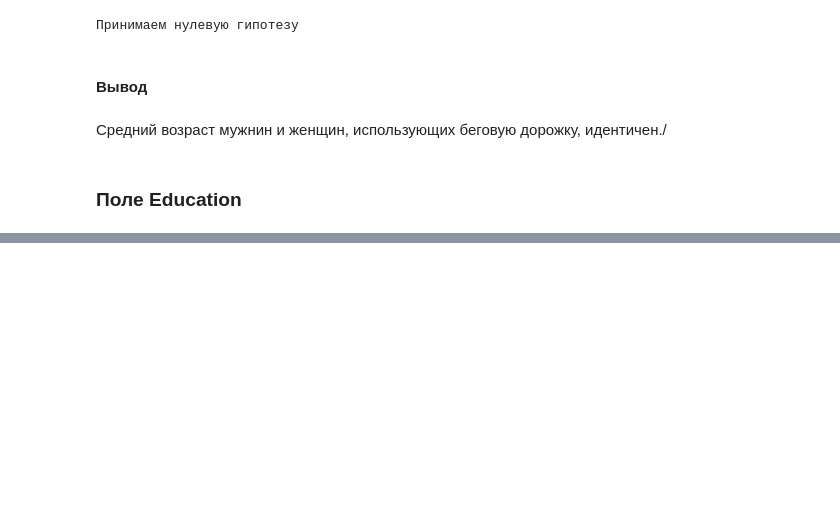
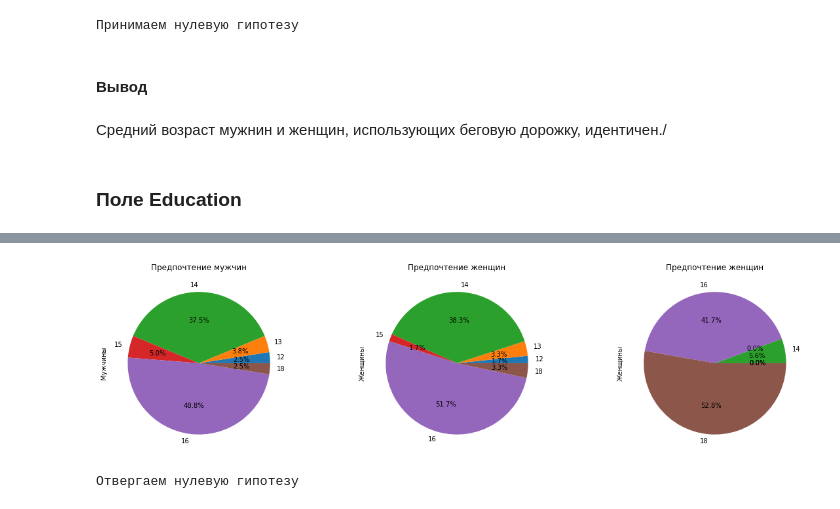
Before and after one commit to Chularev/kaggle_competitions, a Jupyter notebook: CardioGoodFitness/notebook.ipynb, the cells around one changed output, grey strips where cells are left out. Cells and saved outputs as stored; diff of their text form; code cells hidden in the pictures; blank space fills up the shorter version.

```diff
--- a/CardioGoodFitness/notebook.ipynb
+++ b/CardioGoodFitness/notebook.ipynb
@@ -446,0 +460,4 @@ data.boxplot('Education')
+# %%
+tmp = data[data['Education'] < 19]
+# %%
+contingency = pd.crosstab(tmp['Education'], tmp['Product'])
@@ -446,0 +475,13 @@ data.boxplot('Education')
+# %%
+fig = plot.figure(figsize=(20, 5))
+ax = plot.subplot2grid((1, 3), (0, 0))
+contingency['TM195'].plot.pie(autopct="%.1f%%", title='Предпочтение мужчин', ylabel='Мужчины', ax=ax)
+
+ax = plot.subplot2grid((1, 3), (0, 1))
+contingency['TM498'].plot.pie(autopct="%.1f%%", title='Предпочтение женщин', ylabel='Женщины', ax=ax)
+
+ax = plot.subplot2grid((1, 3), (0, 2))
+contingency['TM798'].plot.pie(autopct="%.1f%%", title='Предпочтение женщин', ylabel='Женщины', ax=ax)
+plot.show()
+# %% [output]
+[figure, added]
@@ -446,0 +490,4 @@ data.boxplot('Education')
+# %%
+do_test(p)
+# %% [output]
+Отвергаем нулевую гипотезу
```
Also changed, not shown: parts of 12 cells of this notebook.
